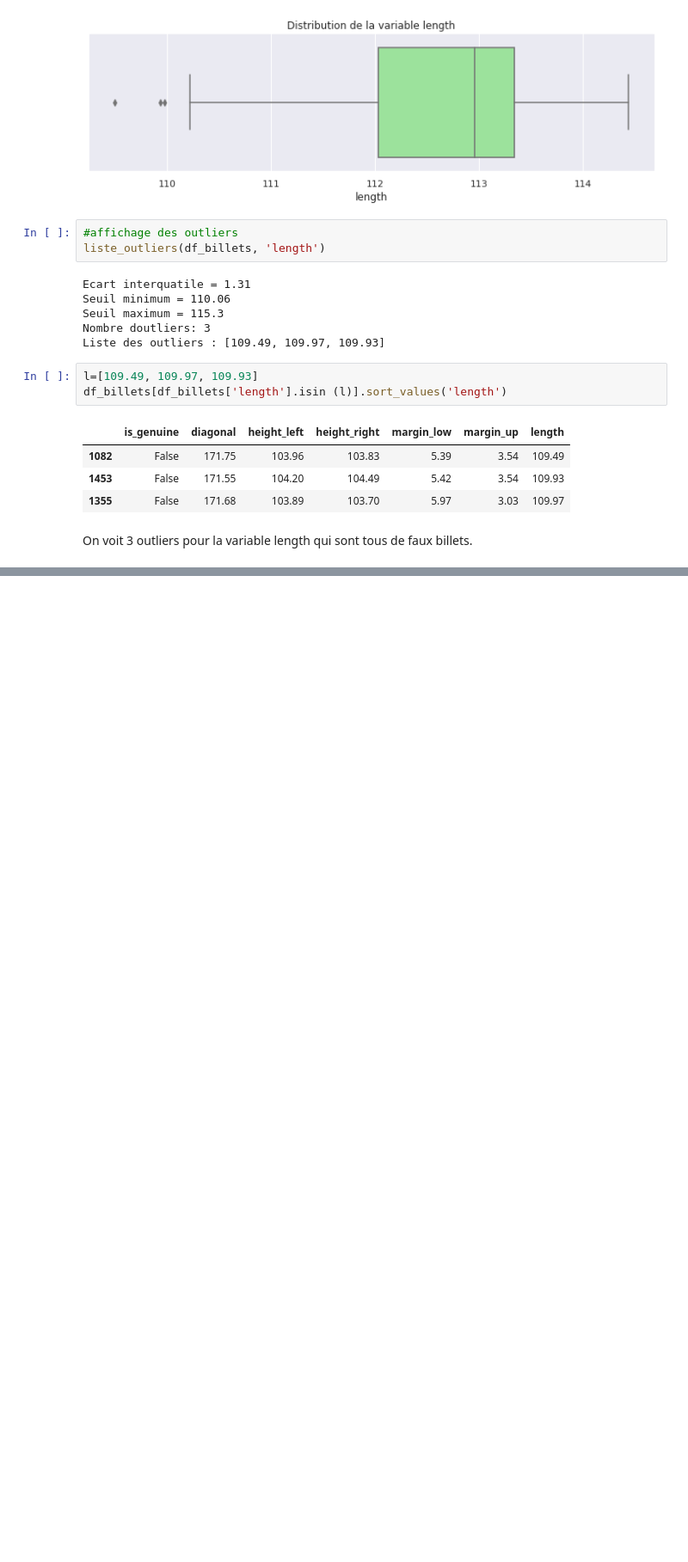
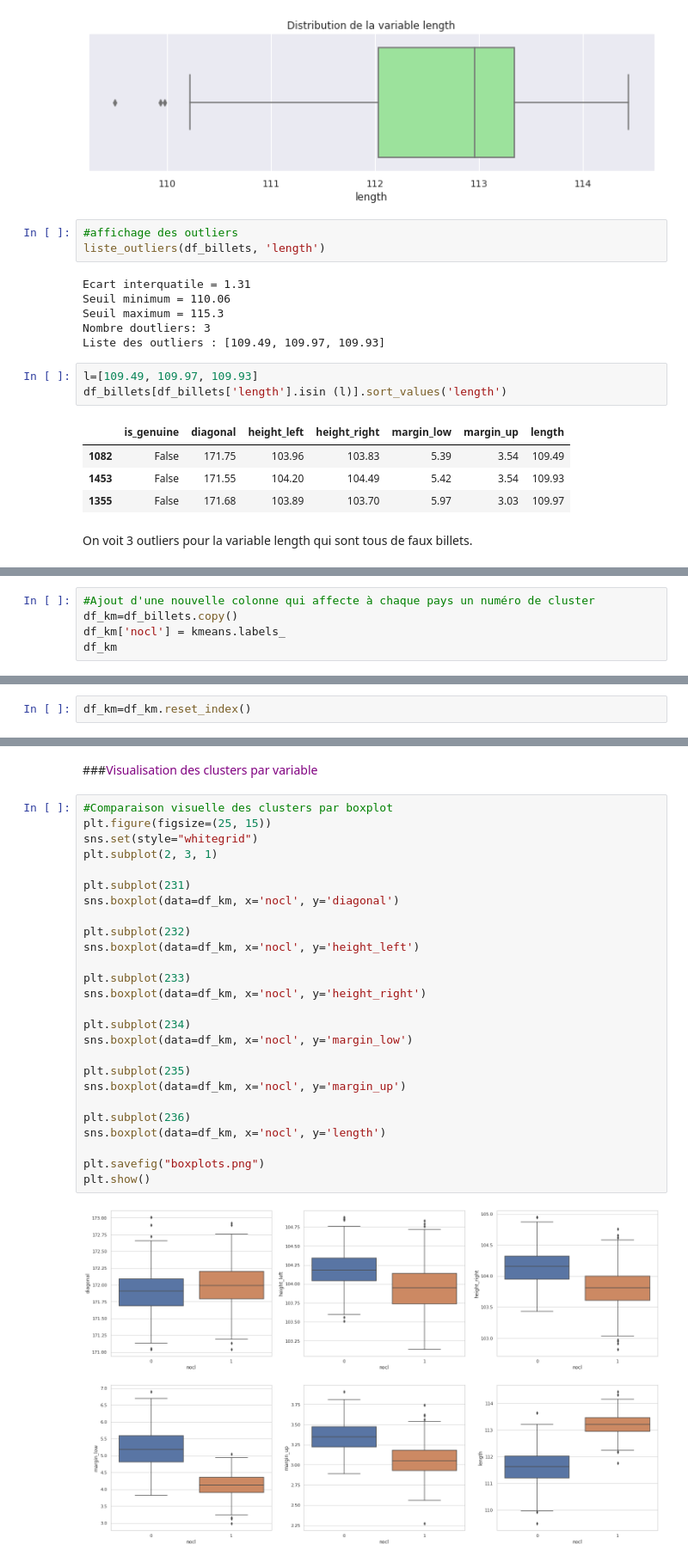
Before and after one commit to Randasabag/Detectez-des-faux-billets-avec-R-ou-Python, a Jupyter notebook: P10.ipynb, the cells around one changed output, grey strips where cells are left out. Shown at 86% size. Saved outputs shown, nothing was run; the diff lists cells and outputs as text; blank space fills up the shorter version.

```diff
--- a/P10.ipynb
+++ b/P10.ipynb
@@ -472,0 +587,5 @@ On voit 3 outliers pour la variable length qui sont tous de faux billets.
+# %%
+#Ajout d'une nouvelle colonne qui affecte à chaque pays un numéro de cluster
+df_km=df_billets.copy()
+df_km['nocl'] = kmeans.labels_
+df_km
@@ -472,0 +606,2 @@ On voit 3 outliers pour la variable length qui sont tous de faux billets.
+# %%
+df_km=df_km.reset_index()
@@ -472,0 +647,30 @@ On voit 3 outliers pour la variable length qui sont tous de faux billets.
+# %% [markdown]
+###<font color='purple'>Visualisation des clusters par variable</font>
+# %%
+#Comparaison visuelle des clusters par boxplot
+plt.figure(figsize=(25, 15))
+sns.set(style="whitegrid")
+plt.subplot(2, 3, 1)
+
+plt.subplot(231)
+sns.boxplot(data=df_km, x='nocl', y='diagonal')
+
+plt.subplot(232)
+sns.boxplot(data=df_km, x='nocl', y='height_left')
+
+plt.subplot(233)
+sns.boxplot(data=df_km, x='nocl', y='height_right')
+
+plt.subplot(234)
+sns.boxplot(data=df_km, x='nocl', y='margin_low')
+
+plt.subplot(235)
+sns.boxplot(data=df_km, x='nocl', y='margin_up')
+
+plt.subplot(236)
+sns.boxplot(data=df_km, x='nocl', y='length')
+
+plt.savefig("boxplots.png")
+plt.show()
+# %% [output]
+[figure, added]
```
Also changed, not shown: parts of 30 cells of this notebook.
